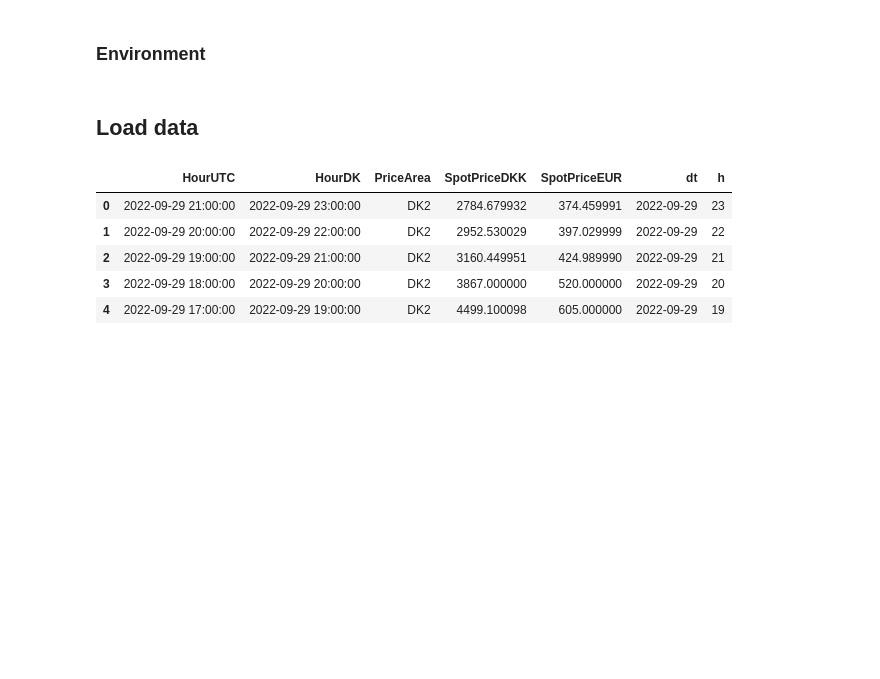
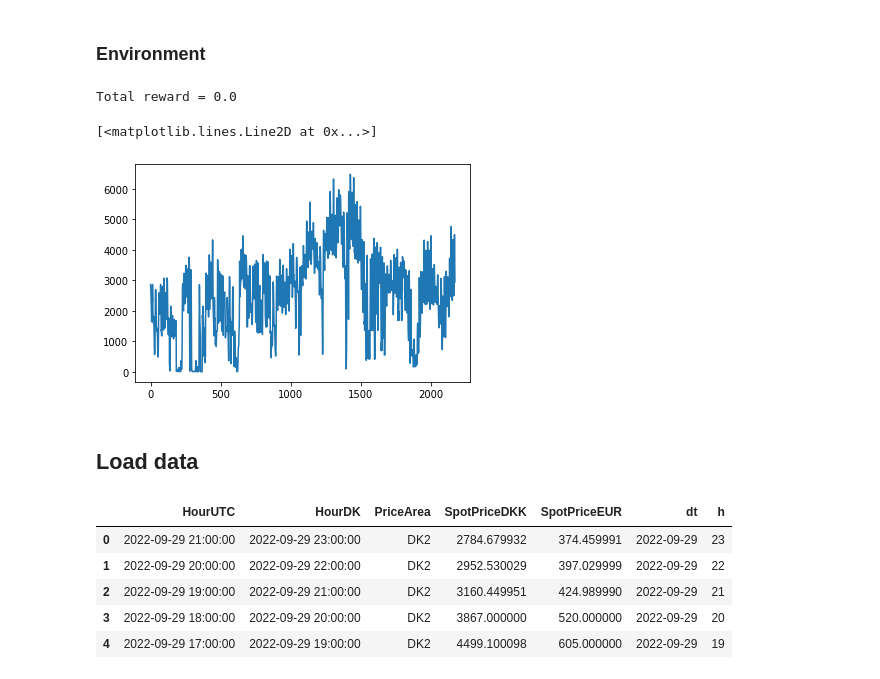
Before and after one commit to skipperkongen/elarb, a Jupyter notebook: notebooks/simulator.ipynb, the cells around one changed output. Drawn from its saved outputs; the diff is of its cells as text; code cells hidden in the pictures; blank space fills up the shorter version.

```diff
--- a/notebooks/simulator.ipynb
+++ b/notebooks/simulator.ipynb
@@ -156,12 +183,2 @@ def market_states(df, past_window=7, future_window=2, round_days=True):
 # %% [markdown]
 ### Environment
-# %%
-class Environment:
-
-    def __init__(self, battery, nordpool_df, repeat=1):
-        self._battery_orig = copy.deepcopy(battery)
-        self._nordpool_orig = nordpool_df.copy()
-        self._battery = None
-        self._msg = None
-
-    def reset(self):
@@ -168,3 +224,19 @@ class Environment:
+# %%
+env = Environment(battery=SimpleBattery(), nordpool_df=df)
+state = env.reset()
+total_reward = 0
+spot_dkk = []
+while not state.done:
+    state = env.step(0.5)
+    total_reward += state.reward
+    if state.market_state is not None:
+        spot_dkk.append(state.market_state.spot_dkk)
+print(f'Total reward = {total_reward}')
+plt.plot(spot_dkk)
+# %% [output]
+Total reward = 0.0
+[<matplotlib.lines.Line2D at 0x...>]
+[figure, added]
 # %% [markdown]
 ## Load data
 # %%
```
Also changed, not shown: parts of 5 cells of this notebook, 1 other file.
